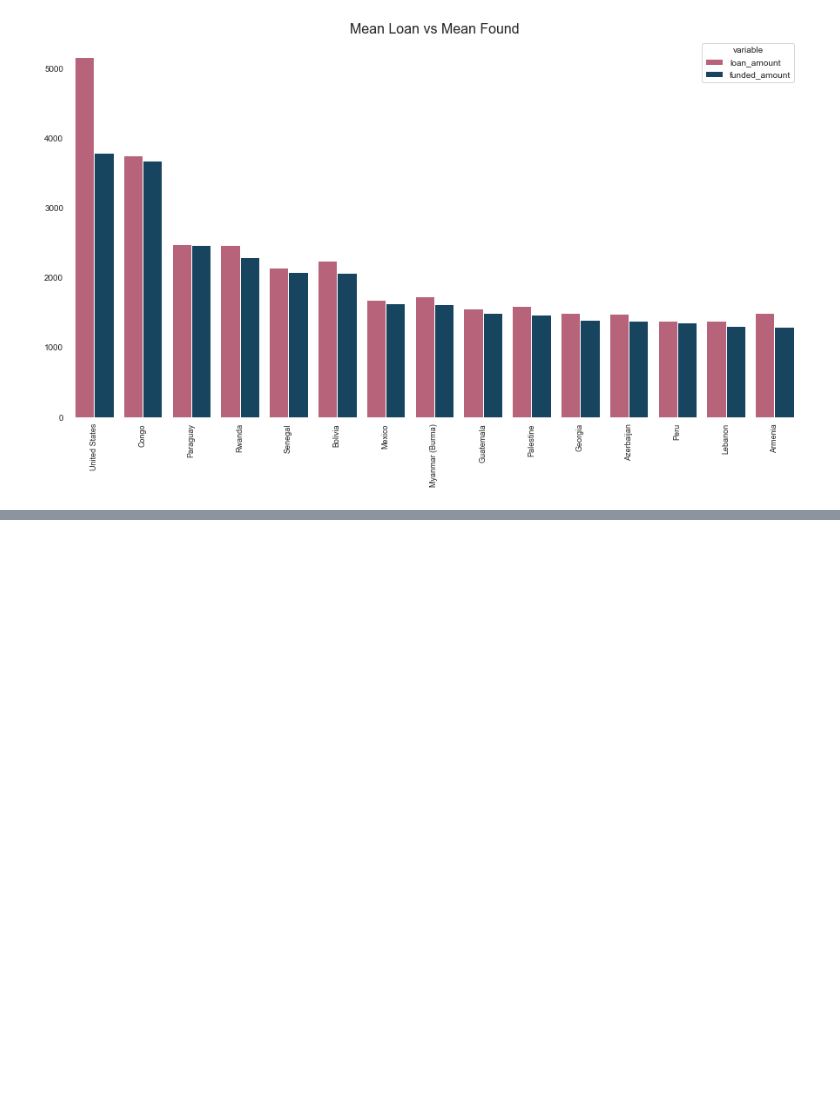
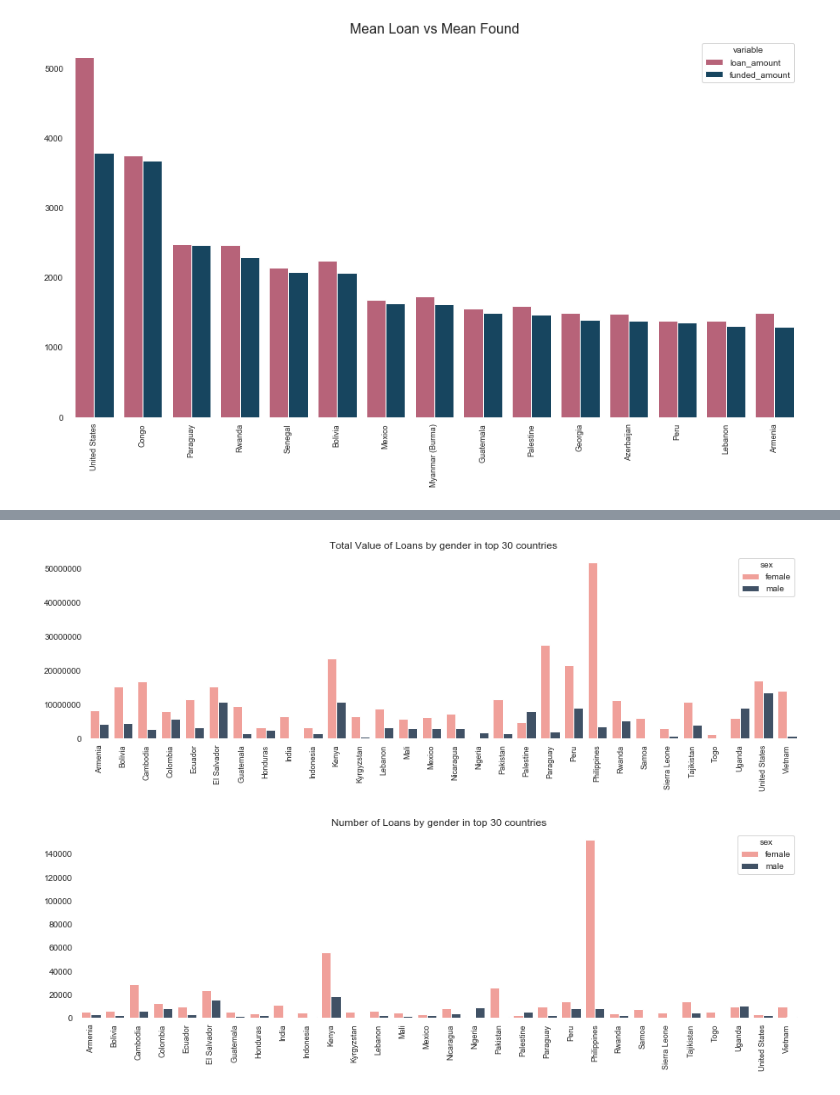
Before and after one commit to JakubPluta/EDA-ML, a Jupyter notebook: Kiva Crowdfunding EDA.ipynb, the cells around one changed output, grey strips where cells are left out. Drawn from its saved outputs; the diff is of its cells as text; code cells hidden in the pictures; blank space fills up the shorter version.

```diff
--- a/Kiva Crowdfunding EDA.ipynb
+++ b/Kiva Crowdfunding EDA.ipynb
@@ -198,0 +216,25 @@ plt.title('Mean Loan vs Mean Found',fontsize=16);
+# %%
+o1 = kiva[kiva['country'].isin(kiva['country'].value_counts().head(30).index.tolist())]
+o1 = o1[o1['sex'].isin(['male','female'])].groupby(['country','sex'])['loan_amount'].sum().head(60).reset_index()
+o2 = o1[o1['sex'].isin(['male','female'])].groupby(['country','sex'])['loan_amount'].count().head(60).reset_index()
+plt.figure(figsize=(15,4))
+c = sns.barplot(x='country',y='loan_amount',hue='sex',data=o1,palette=['#FE938C','#3A506B'])
+plt.xticks(fontsize=9,rotation=90)
+sns.despine(top=True, right=True, left=True, bottom=True, offset=None, trim=False)
+c.yaxis.set_major_formatter(FormatStrFormatter('%.0f'))
+c.set_xlabel('');
+c.set_ylabel('');
+c.set_title('Total Value of Loans by gender in top 30 countries');
+o2 = kiva[kiva['country'].isin(kiva['country'].value_counts().head(30).index.tolist())]
+o2 = o2[o2['sex'].isin(['male','female'])].groupby(['country','sex'])['loan_amount'].count().head(60).reset_index()
+plt.figure(figsize=(15,4))
+d = sns.barplot(x='country',y='loan_amount',hue='sex',data=o2,palette=['#FE938C','#3A506B'])
+d.yaxis.set_major_formatter(FormatStrFormatter('%.0f'))
+d.set_xlabel('');
+d.set_ylabel('');
+d.set_title('Number of Loans by gender in top 30 countries');
+plt.xticks(fontsize=9,rotation=90)
+sns.despine(top=True, right=True, left=True, bottom=True, offset=None, trim=False)
+# %% [output]
+[figure, added]
+[figure, added]
```
Also changed, not shown: parts of 3 cells of this notebook.
